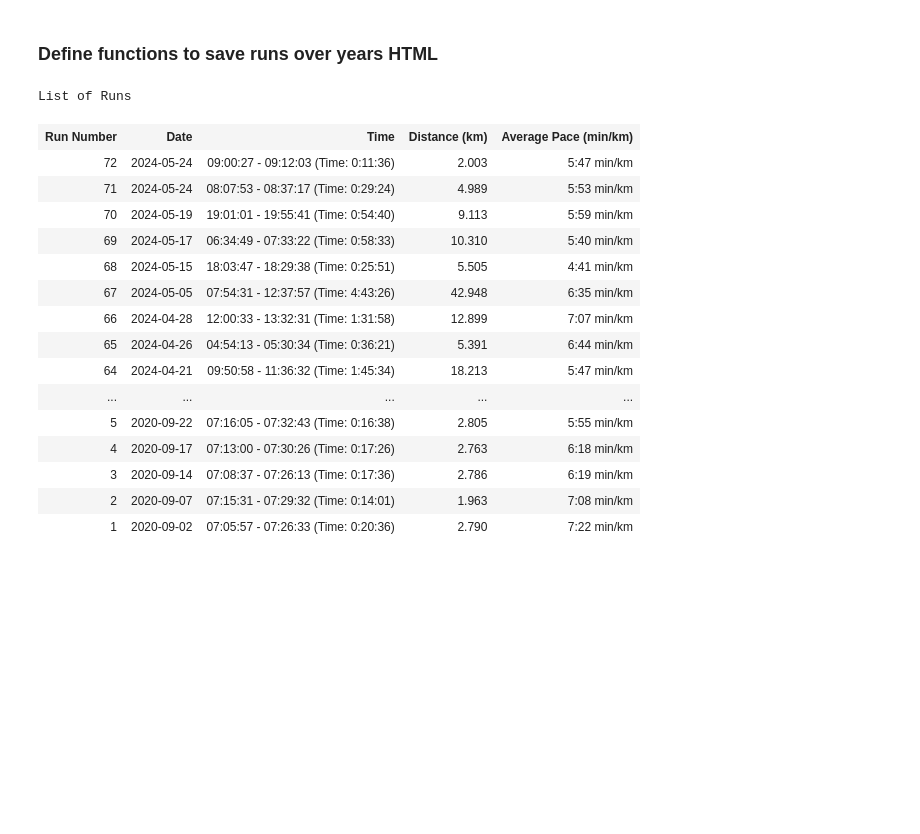
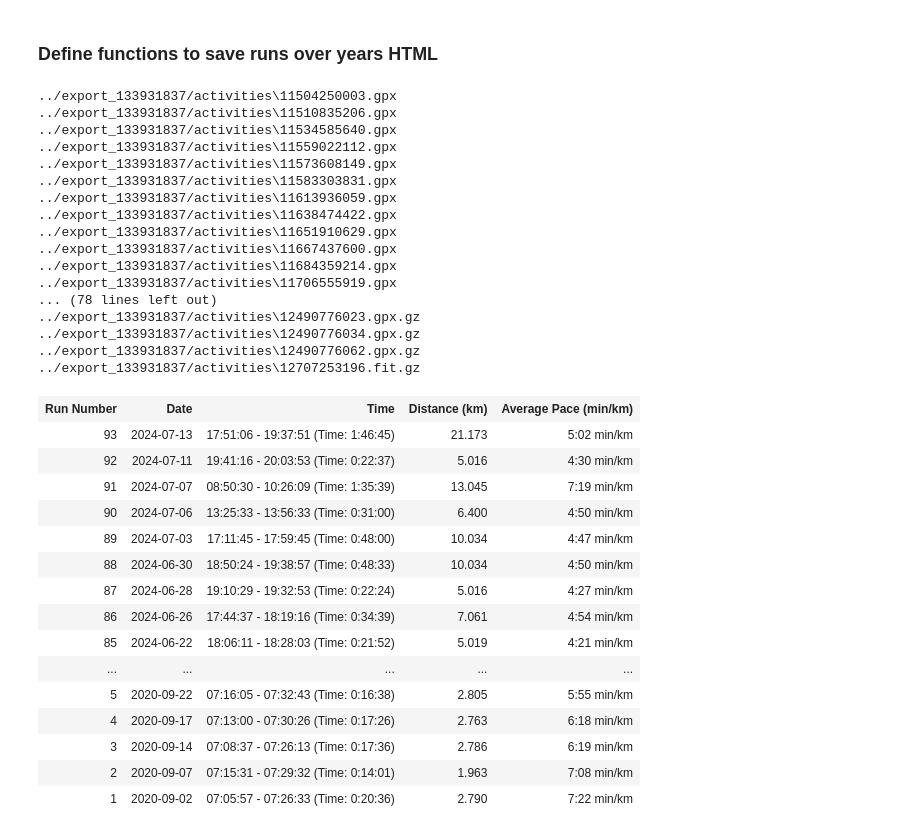
Before and after one commit to nicosrp/strava, a Jupyter notebook: dashboard.ipynb, the cells around one changed output. Drawn from its saved outputs; the diff is of its cells as text; code cells hidden in the pictures; blank space fills up the shorter version.

Commit message:
fitted to strava export

```diff
--- a/dashboard.ipynb
+++ b/dashboard.ipynb
@@ -76,6 +113,9 @@ def create_maps(tracks, point_counter, output_file_global='map_global.html', out
 # %%
 # Optimized function to save runs list HTML with sortable columns
 def save_runs_list_html(tracks, output_file='runs_list.html'):
+    # Sort tracks by start time to assign run numbers in ascending order
+    tracks.sort(key=lambda x: x[0][3])
+
     runs_info = []
     for idx, track in enumerate(tracks):
         if len(track) < 2:
@@ -102,7 +142,7 @@ def save_runs_list_html(tracks, output_file='runs_list.html'):
             'Average Pace Seconds': avg_pace_seconds_per_km  # for sorting
         })
 
-    # Sort runs from most recent to earliest
+    # Reverse the list to have the most recent run first
     runs_info.reverse()
 
     html_content = """
@@ -178,8 +218,6 @@ def save_runs_list_html(tracks, output_file='runs_list.html'):
     with open(output_file, 'w') as f:
         f.write(html_content)
 
-
-
 # Optimized function to save statistics HTML with additional yearly statistics
 def save_statistics_html(tracks, output_file='statistics.html'):
     from datetime import datetime
@@ -218,6 +256,15 @@ def save_statistics_html(tracks, output_file='statistics.html'):
     """
     with open(output_file, 'w', encoding='utf-8') as f:
         f.write(html_content)
+
+# Sample usage (replace this with actual tracks data)
+# Each track is a list of tuples where each tuple contains (latitude, longitude, altitude, timestamp)
+# Example: [(lat1, lon1, alt1, timestamp1), (lat2, lon2, alt2, timestamp2), ...]
+
+# Example usage
+tracks = [
+    # Sample track data
+]
 # %% [markdown]
 ### Define functions to save runs over years HTML
 # %%
@@ -343,40 +385,58 @@ tracks = [
 ]
 # %%
 # Main execution code
-folder_path = '../Adidas Running Data/Sport-sessions/GPS-data'
+
+# This is the extracted folder provided by strava
+folder_path = '../export_133931837/activities'
 
 tracks = read_gpx_files(folder_path)
 point_counter = count_point_frequencies(tracks)
 
 # Create global and local maps
 create_maps(tracks, point_counter)
 
 # Save and display the runs list HTML
 save_runs_list_html(tracks)
 display(HTML('runs_list.html'))
 
 # Save and display the statistics HTML
 save_statistics_html(tracks)
 display(HTML('statistics.html'))
 
 # Save and display the runs over years HTML
 save_runs_over_years_html(tracks)
 display(HTML('runs_over_years.html'))
 
 # Save the distance vs. pace scatter plot HTML
 save_distance_vs_pace_html(tracks, output_file='distance_vs_pace.html')
 # %% [output]
-List of Runs
+../export_133931837/activities\11504250003.gpx
+../export_133931837/activities\11510835206.gpx
+../export_133931837/activities\11534585640.gpx
+../export_133931837/activities\11559022112.gpx
+../export_133931837/activities\11573608149.gpx
+../export_133931837/activities\11583303831.gpx
+../export_133931837/activities\11613936059.gpx
+../export_133931837/activities\11638474422.gpx
+../export_133931837/activities\11651910629.gpx
+../export_133931837/activities\11667437600.gpx
+../export_133931837/activities\11684359214.gpx
+../export_133931837/activities\11706555919.gpx
+... (78 lines left out)
+../export_133931837/activities\12490776023.gpx.gz
+../export_133931837/activities\12490776034.gpx.gz
+../export_133931837/activities\12490776062.gpx.gz
+../export_133931837/activities\12707253196.fit.gz
 | Run Number | Date | Time | Distance (km) | Average Pace (min/km) |
-| 72 | 2024-05-24 | 09:00:27 - 09:12:03 (Time: 0:11:36) | 2.003 | 5:47 min/km |
-| 71 | 2024-05-24 | 08:07:53 - 08:37:17 (Time: 0:29:24) | 4.989 | 5:53 min/km |
-| 70 | 2024-05-19 | 19:01:01 - 19:55:41 (Time: 0:54:40) | 9.113 | 5:59 min/km |
-| 69 | 2024-05-17 | 06:34:49 - 07:33:22 (Time: 0:58:33) | 10.310 | 5:40 min/km |
-| 68 | 2024-05-15 | 18:03:47 - 18:29:38 (Time: 0:25:51) | 5.505 | 4:41 min/km |
-| 67 | 2024-05-05 | 07:54:31 - 12:37:57 (Time: 4:43:26) | 42.948 | 6:35 min/km |
-| 66 | 2024-04-28 | 12:00:33 - 13:32:31 (Time: 1:31:58) | 12.899 | 7:07 min/km |
-| 65 | 2024-04-26 | 04:54:13 - 05:30:34 (Time: 0:36:21) | 5.391 | 6:44 min/km |
-| 64 | 2024-04-21 | 09:50:58 - 11:36:32 (Time: 1:45:34) | 18.213 | 5:47 min/km |
+| 93 | 2024-07-13 | 17:51:06 - 19:37:51 (Time: 1:46:45) | 21.173 | 5:02 min/km |
+| 92 | 2024-07-11 | 19:41:16 - 20:03:53 (Time: 0:22:37) | 5.016 | 4:30 min/km |
+| 91 | 2024-07-07 | 08:50:30 - 10:26:09 (Time: 1:35:39) | 13.045 | 7:19 min/km |
+| 90 | 2024-07-06 | 13:25:33 - 13:56:33 (Time: 0:31:00) | 6.400 | 4:50 min/km |
+| 89 | 2024-07-03 | 17:11:45 - 17:59:45 (Time: 0:48:00) | 10.034 | 4:47 min/km |
+| 88 | 2024-06-30 | 18:50:24 - 19:38:57 (Time: 0:48:33) | 10.034 | 4:50 min/km |
+| 87 | 2024-06-28 | 19:10:29 - 19:32:53 (Time: 0:22:24) | 5.016 | 4:27 min/km |
+| 86 | 2024-06-26 | 17:44:37 - 18:19:16 (Time: 0:34:39) | 7.061 | 4:54 min/km |
+| 85 | 2024-06-22 | 18:06:11 - 18:28:03 (Time: 0:21:52) | 5.019 | 4:21 min/km |
 | ... | ... | ... | ... | ... |
 | 5 | 2020-09-22 | 07:16:05 - 07:32:43 (Time: 0:16:38) | 2.805 | 5:55 min/km |
 | 4 | 2020-09-17 | 07:13:00 - 07:30:26 (Time: 0:17:26) | 2.763 | 6:18 min/km |
```
Also changed, not shown: parts of 4 cells of this notebook, 6 other files.
